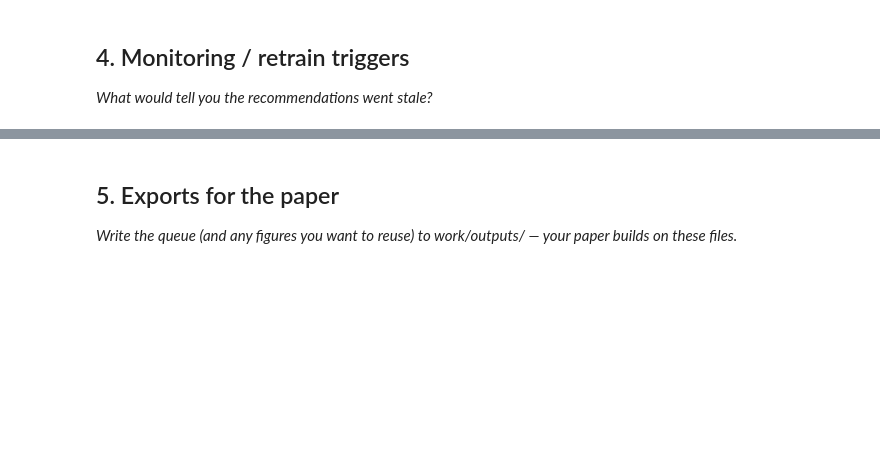
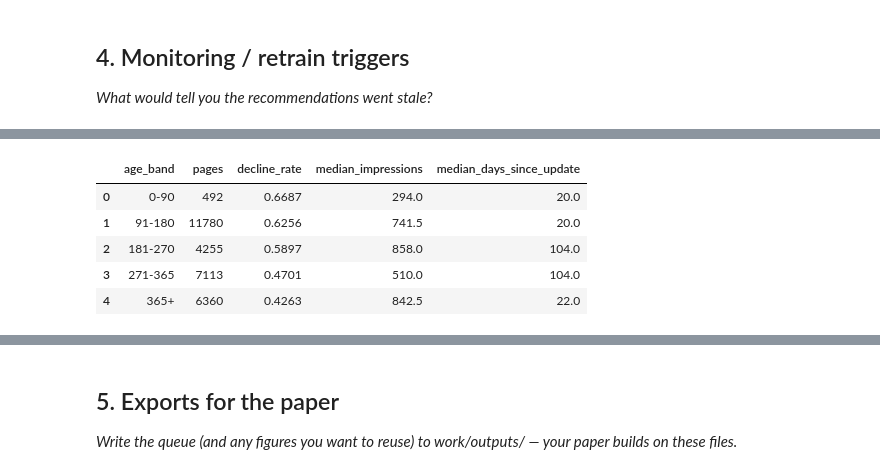
Before and after one commit to saisathwik2703/flyrank-ml-internship-starter, a Jupyter notebook: work/notebooks/w07_action_playbook.ipynb, the cells around one changed output, grey strips where cells are left out. Cells and saved outputs as stored; diff of their text form; code cells hidden in the pictures; blank space fills up the shorter version.

```diff
--- a/work/notebooks/w07_action_playbook.ipynb
+++ b/work/notebooks/w07_action_playbook.ipynb
@@ -36,0 +859,91 @@ This skeleton is yours to fill. Work the sections **in order** — each one has
+# %%
+# ============================================================
+# DECAY / REFRESH INSIGHT
+# ============================================================
+
+# Age bands
+df["age_band"] = pd.cut(
+    df["content_age_days"],
+    bins=[0, 90, 180, 270, 365, np.inf],
+    labels=[
+        "0-90",
+        "91-180",
+        "181-270",
+        "271-365",
+        "365+"
+    ],
+    include_lowest=True
+)
+
+decay_summary = (
+    df.groupby(
+        "age_band",
+        observed=False
+    )
+    .agg(
+        pages=("content_id", "count"),
+        decline_rate=("target", "mean"),
+        median_impressions=("impressions_90d", "median"),
+        median_days_since_update=(
+            "days_since_last_update",
+            "median"
+        )
+    )
+    .reset_index()
+)
+
+print("\nDECAY / AGE SUMMARY")
+print("-------------------")
+
+display(
+    decay_summary.round(4)
+)
+
+
+# ------------------------------------------------------------
+# Mature pages: recently refreshed vs stale
+# ------------------------------------------------------------
+
+mature = df[
+    df["content_age_days"] >= 180
+].copy()
+
+mature["refresh_group"] = np.select(
+    [
+        mature["days_since_last_update"] <= 30,
+        mature["days_since_last_update"] >= 181
+    ],
+    [
+        "recently_refreshed",
+        "stale"
+    ],
+    default="middle"
+)
+
+refresh_summary = (
+    mature[
+        mature["refresh_group"].isin(
+            ["recently_refreshed", "stale"]
+        )
+    ]
+    .groupby("refresh_group")
+    .agg(
+        pages=("content_id", "count"),
+        decline_rate=("target", "mean"),
+        median_impressions=("impressions_90d", "median")
+    )
+    .reset_index()
+)
+
+print("\nMATURE PAGE REFRESH COMPARISON")
+print("------------------------------")
+
+display(
+    refresh_summary.round(4)
+)
+
+print(
+    "\nInterpretation: these are observed associations "
+    "in this snapshot, not proof that refreshing causes improvement."
+)
+# %% [output]
@@ -36,0 +952,6 @@ This skeleton is yours to fill. Work the sections **in order** — each one has
+|  | age_band | pages | decline_rate | median_impressions | median_days_since_update |
+| 0 | 0-90 | 492 | 0.6687 | 294.0 | 20.0 |
+| 1 | 91-180 | 11780 | 0.6256 | 741.5 | 20.0 |
+| 2 | 181-270 | 4255 | 0.5897 | 858.0 | 104.0 |
+| 3 | 271-365 | 7113 | 0.4701 | 510.0 | 104.0 |
+| 4 | 365+ | 6360 | 0.4263 | 842.5 | 22.0 |
```
Also changed, not shown: parts of 17 cells of this notebook.
